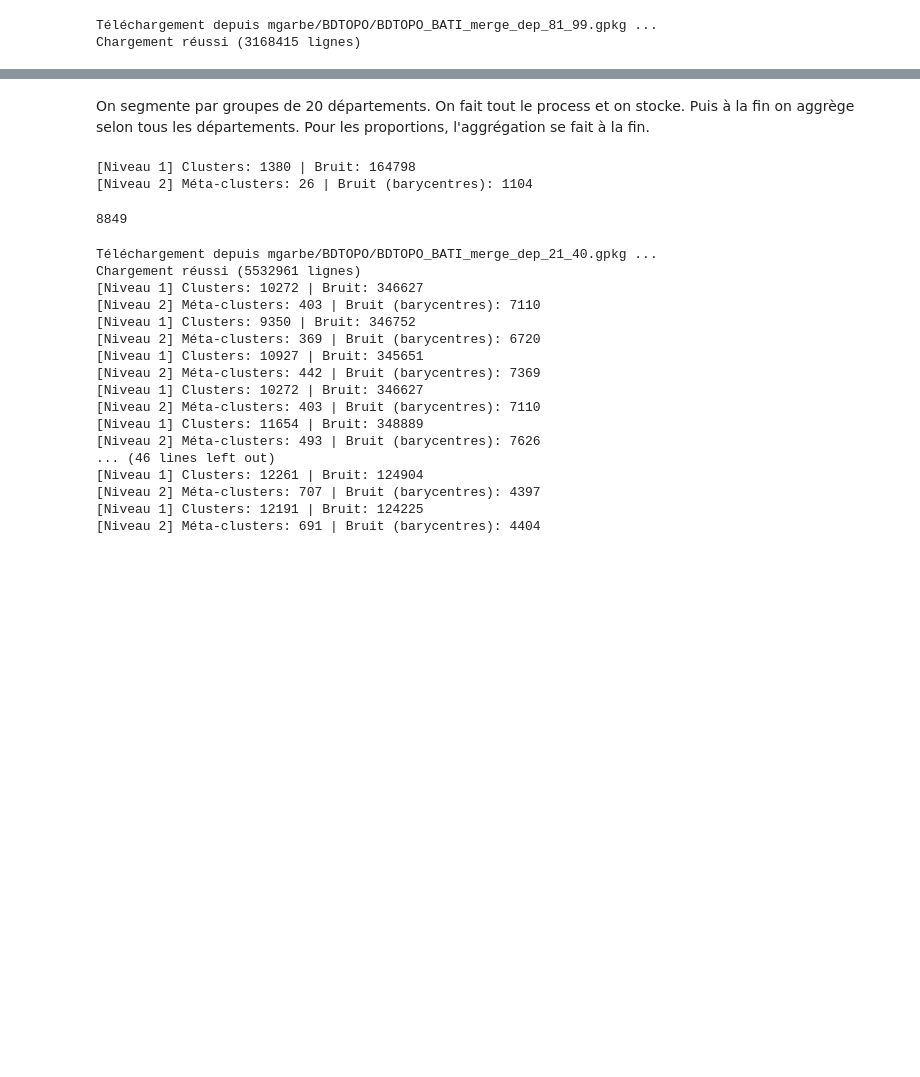
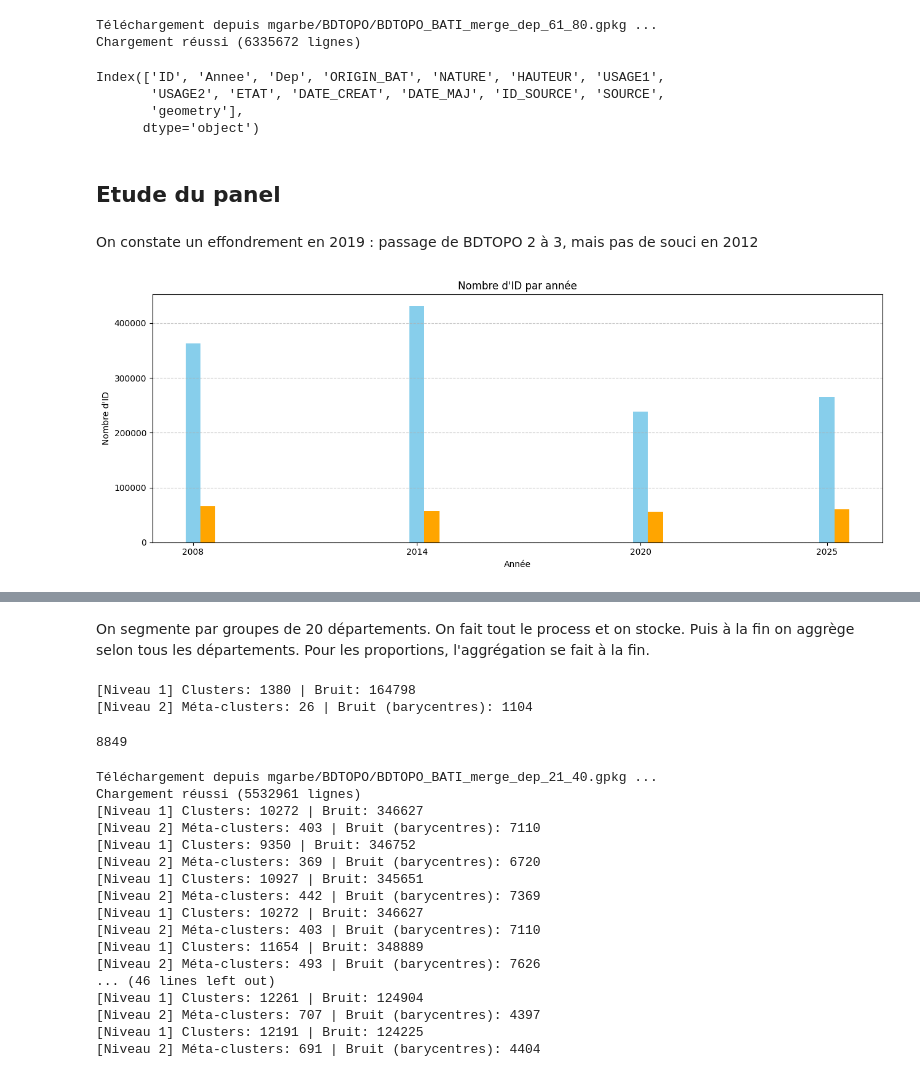
Before and after one commit to xdalp/projet3A, a Jupyter notebook: stat_desc.ipynb, the cells around one changed output, grey strips where cells are left out. Saved outputs shown, nothing was run; the diff lists cells and outputs as text; code cells hidden in the pictures; blank space fills up the shorter version.

```diff
--- a/stat_desc.ipynb
+++ b/stat_desc.ipynb
@@ -82,5 +50,37 @@ Index(['Annee', 'Dep', 'ORIGIN_BAT', 'NATURE', 'HAUTEUR', 'USAGE1', 'USAGE2',
 # %%
-gdf=load_gpkg("BDTOPO/BDTOPO_BATI_merge_dep_81_99.gpkg")
+gdf=load_gpkg("BDTOPO/BDTOPO_BATI_merge_dep_61_80.gpkg")
+#gdf['Dep'] = gdf['Dep'].astype(int)
+#gdf=gdf[gdf['Dep'].isin([71,63,74,77,67,73,68,76,69])]
 # %% [output]
-Téléchargement depuis mgarbe/BDTOPO/BDTOPO_BATI_merge_dep_81_99.gpkg ...
-Chargement réussi (3168415 lignes)
+Téléchargement depuis mgarbe/BDTOPO/BDTOPO_BATI_merge_dep_61_80.gpkg ...
+Chargement réussi (6335672 lignes)
+# %%
+gdf=gdf[gdf['Annee'].isin([2008,2014,2020,2025])]
+# %%
+gdf.columns
+# %% [output]
+Index(['ID', 'Annee', 'Dep', 'ORIGIN_BAT', 'NATURE', 'HAUTEUR', 'USAGE1',
+       'USAGE2', 'ETAT', 'DATE_CREAT', 'DATE_MAJ', 'ID_SOURCE', 'SOURCE',
+       'geometry'],
+      dtype='object')
+# %% [markdown]
+## Etude du panel
+# %% [markdown]
+On constate un effondrement en 2019 : passage de BDTOPO 2 à 3, mais pas de souci en 2012
+# %%
+counts = gdf.groupby('Annee')['ID'].count() # ou .count() si tu veux compter les lignes
+counts_large = gdf[gdf.geometry.area > 1000].groupby('Annee')['ID'].count()
+
+# Afficher le graphique
+plt.figure(figsize=(13,5))
+plt.bar(counts.index, counts.values, width=0.4, label='Tous', color='skyblue')
+plt.bar(counts_large.index + 0.4, counts_large.values, width=0.4, label='U2', color='orange')
+plt.title("Nombre d'ID par année")
+plt.xlabel("Année")
+plt.ylabel("Nombre d'ID")
+plt.grid(axis='y', linestyle='--', alpha=0.7)
+plt.xticks(counts.index)
+plt.tight_layout()
+plt.show()
+# %% [output]
+[figure, added]
```
Also changed, not shown: parts of 10 cells of this notebook, 4 other files.
